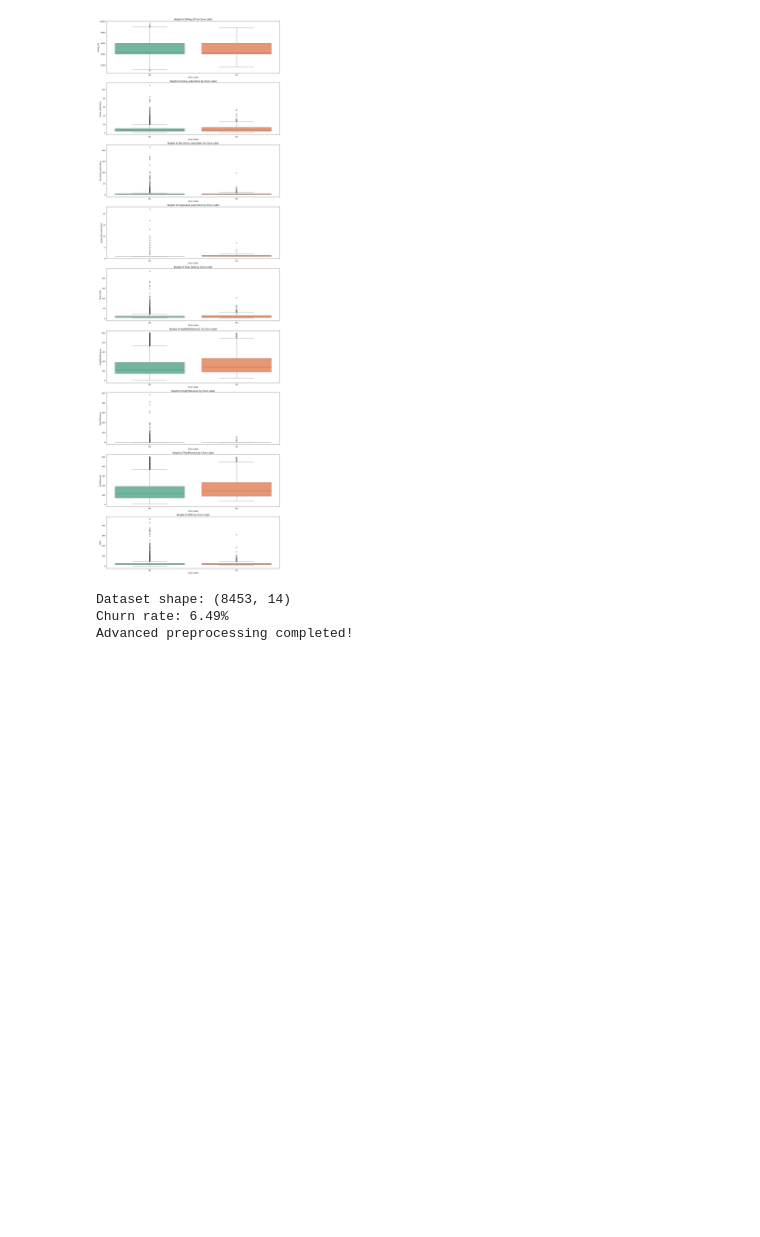
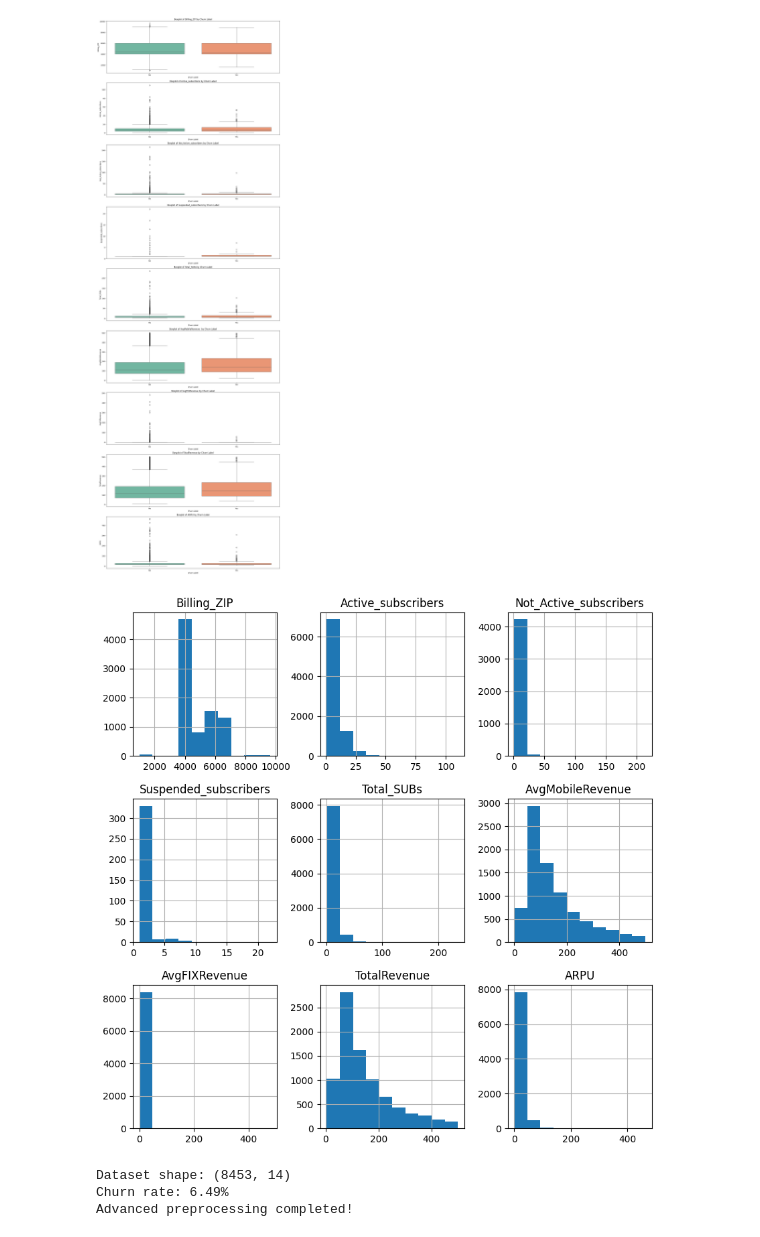
Before and after one commit to adeline-pepela/Module-5, a Jupyter notebook: Predictive and Optimization Analytics/POA-Project/Churn-main/modeling_3.ipynb, the cells around one changed output. Saved outputs shown, nothing was run; the diff lists cells and outputs as text; code cells hidden in the pictures; blank space fills up the shorter version.

```diff
--- a/Predictive and Optimization Analytics/POA-Project/Churn-main/modeling_3.ipynb
+++ b/Predictive and Optimization Analytics/POA-Project/Churn-main/modeling_3.ipynb
@@ -341,6 +341,11 @@ for idx, col in enumerate(numeric_columns, 1):
 plt.show()
 # %% [output]
 [figure]
+# %%
+df.hist(figsize=(10, 10))
+plt.show()
+# %% [output]
+[figure, added]
 # %%
 # Load data
 url = "https://raw.githubusercontent.com/adeline-pepela/Dissertation/main/data/dataset.csv"
```
